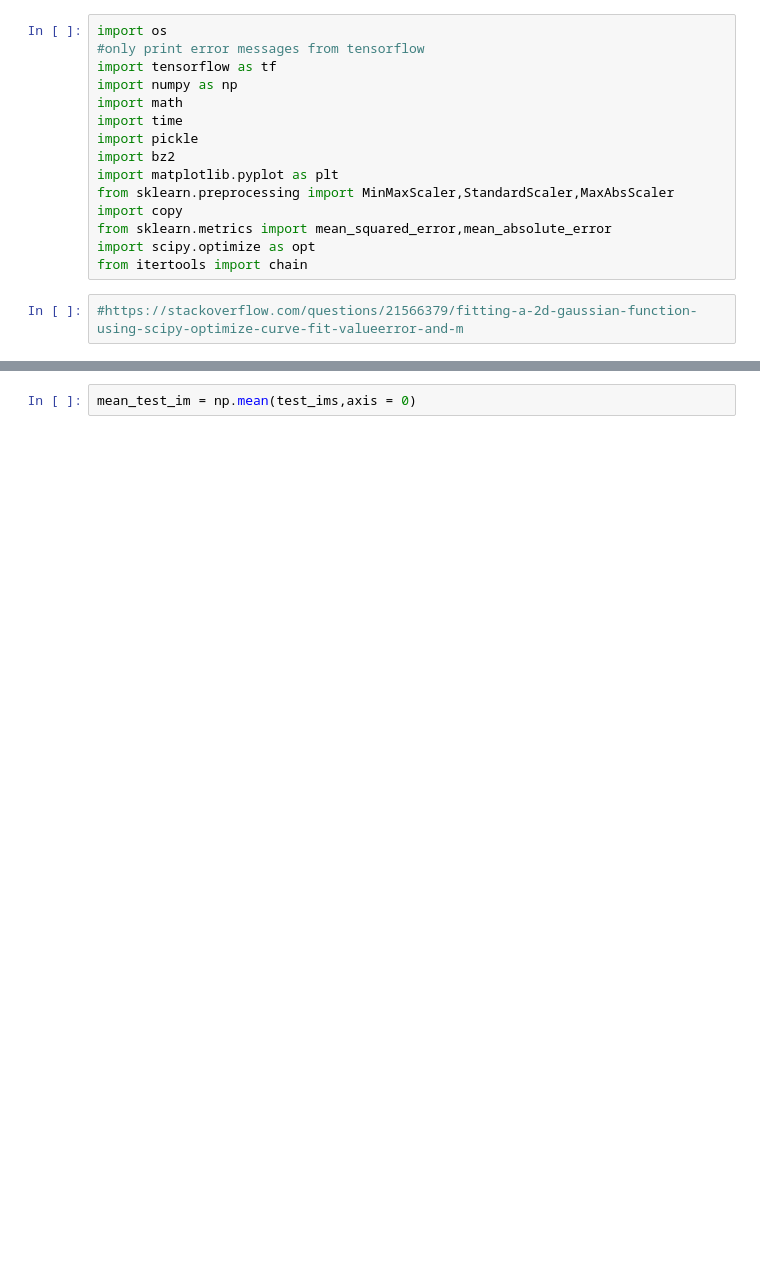
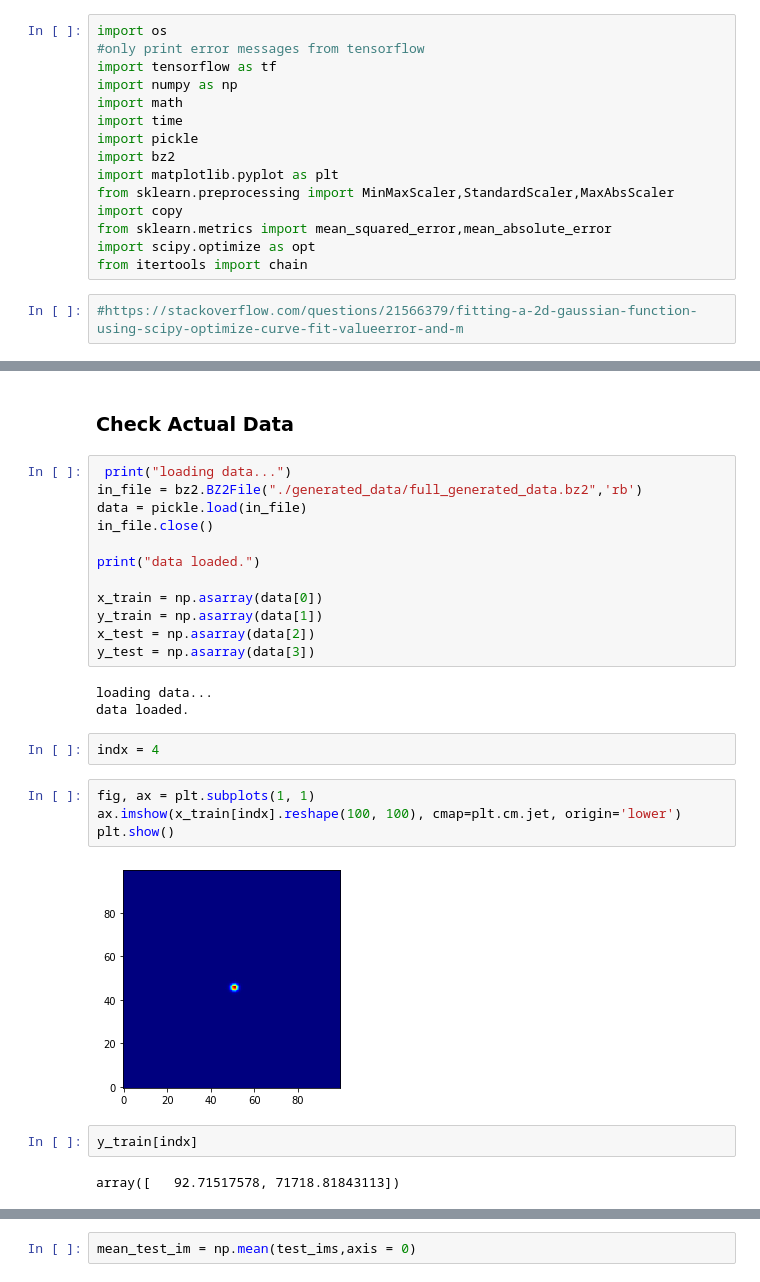
Before and after one commit to alec-gironda/Bose-Einstein-Condensate-NN, a Jupyter notebook: gaussian_fit.ipynb, the cells around one changed output, grey strips where cells are left out. Drawn from its saved outputs; the diff is of its cells as text; blank space fills up the shorter version.

```diff
--- a/gaussian_fit.ipynb
+++ b/gaussian_fit.ipynb
@@ -19,0 +31,29 @@ from itertools import chain
+# %% [markdown]
+### Check Actual Data
+# %%
+ print("loading data...")
+in_file = bz2.BZ2File("./generated_data/full_generated_data.bz2",'rb')
+data = pickle.load(in_file)
+in_file.close()
+
+print("data loaded.")
+
+x_train = np.asarray(data[0])
+y_train = np.asarray(data[1])
+x_test = np.asarray(data[2])
+y_test = np.asarray(data[3])
+# %% [output]
+loading data...
+data loaded.
+# %%
+indx = 4
+# %%
+fig, ax = plt.subplots(1, 1)
+ax.imshow(x_train[indx].reshape(100, 100), cmap=plt.cm.jet, origin='lower')
+plt.show()
+# %% [output]
+[figure, added]
+# %%
+y_train[indx]
+# %% [output]
+array([   92.71517578, 71718.81843113])
```
Also changed, not shown: parts of 77 cells of this notebook, 3 other files.
